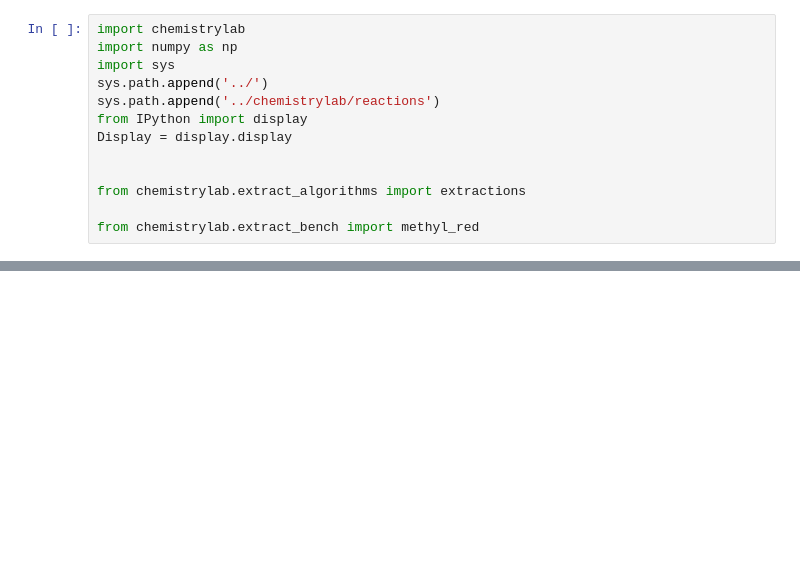
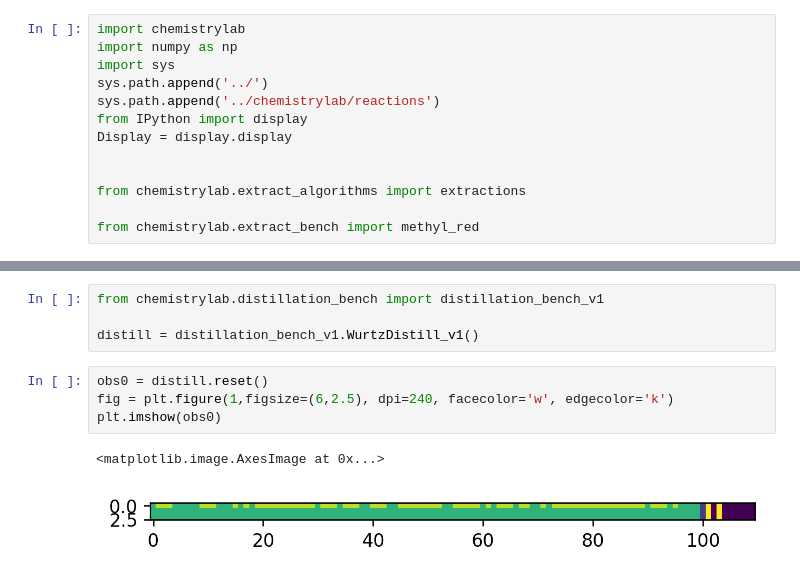
Before and after one commit to chemgymrl/chemgymrl, a Jupyter notebook: Gym notes.ipynb, the cells around one changed output, grey strips where cells are left out. Cells and saved outputs as stored; diff of their text form; blank space fills up the shorter version.

```diff
--- a/Gym notes.ipynb
+++ b/Gym notes.ipynb
@@ -760,0 +852,11 @@ done_reward (beaker_2): 90.03 %, in_vessel: -7.336010e+01, initial: 9.280000e-04
+# %%
+from chemistrylab.distillation_bench import distillation_bench_v1
+
+distill = distillation_bench_v1.WurtzDistill_v1()
+# %%
+obs0 = distill.reset()
+fig = plt.figure(1,figsize=(6,2.5), dpi=240, facecolor='w', edgecolor='k')
+plt.imshow(obs0)
+# %% [output]
+<matplotlib.image.AxesImage at 0x...>
+[figure, added]
```
Also changed, not shown: parts of 49 cells of this notebook, 1 other file.
